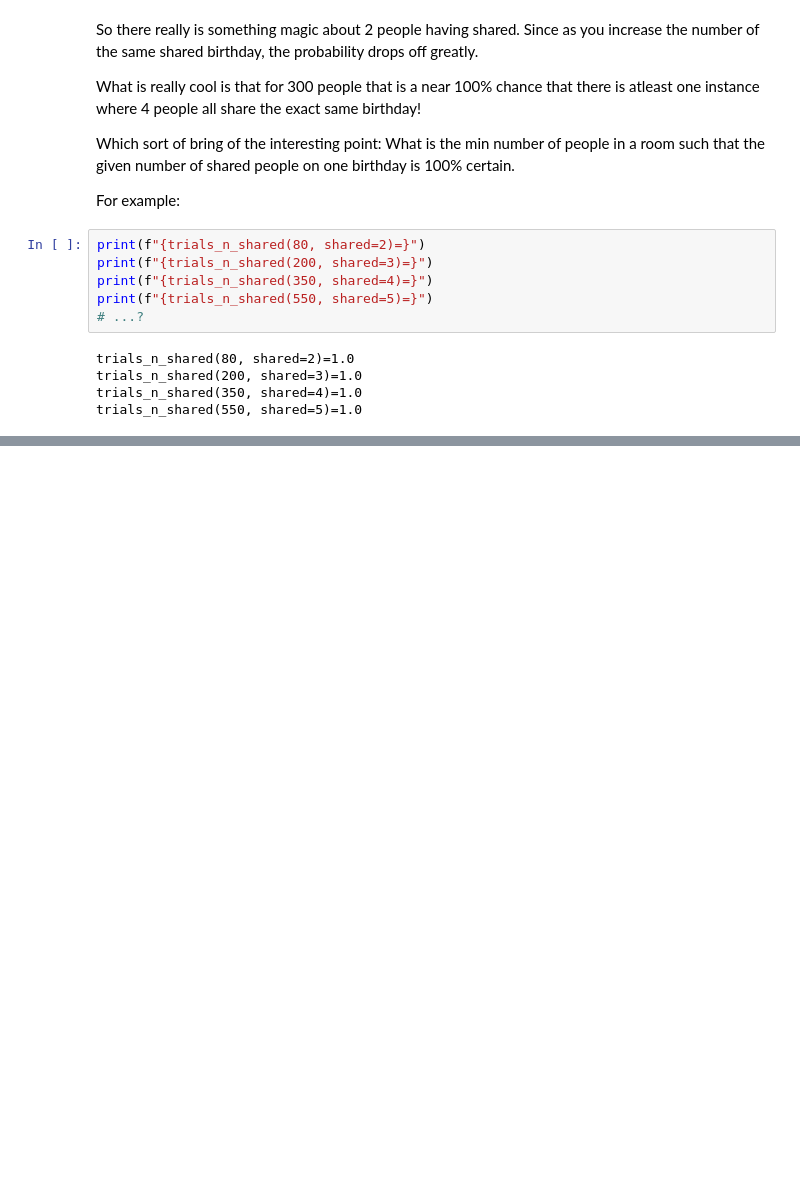
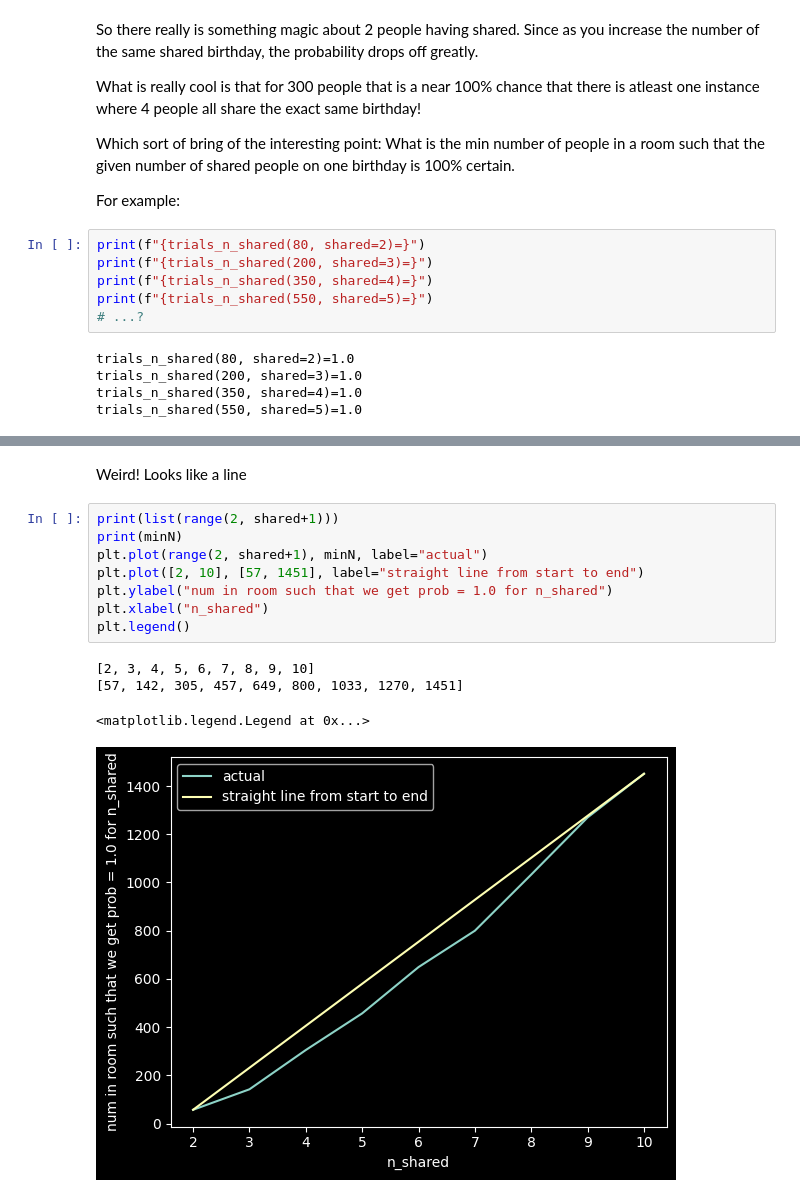
Before and after one commit to xnought/foundation, a Jupyter notebook: articles/birthday_paradox.ipynb, the cells around one changed output, grey strips where cells are left out. Saved outputs shown, nothing was run; the diff lists cells and outputs as text; blank space fills up the shorter version.

```diff
--- a/articles/birthday_paradox.ipynb
+++ b/articles/birthday_paradox.ipynb
@@ -126,0 +156,15 @@ Can I come up with a function that given the number shared $s$ returns the minim
+# %% [markdown]
+Weird! Looks like a line
+# %%
+print(list(range(2, shared+1)))
+print(minN)
+plt.plot(range(2, shared+1), minN, label="actual")
+plt.plot([2, 10], [57, 1451], label="straight line from start to end")
+plt.ylabel("num in room such that we get prob = 1.0 for n_shared")
+plt.xlabel("n_shared")
+plt.legend()
+# %% [output]
+[2, 3, 4, 5, 6, 7, 8, 9, 10]
+[57, 142, 305, 457, 649, 800, 1033, 1270, 1451]
+<matplotlib.legend.Legend at 0x...>
+[figure, added]
```
Also changed, not shown: parts of 9 cells of this notebook, 1 other file.
